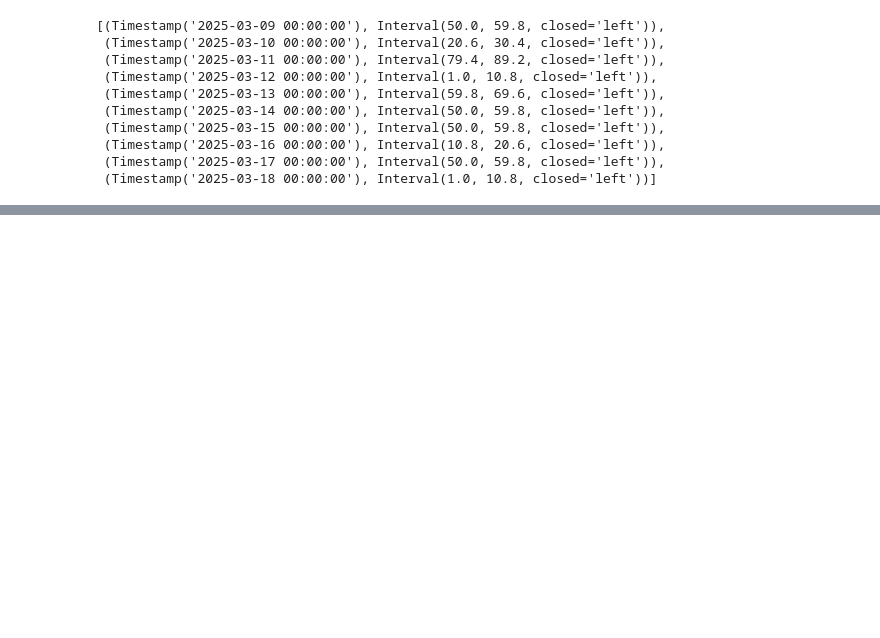
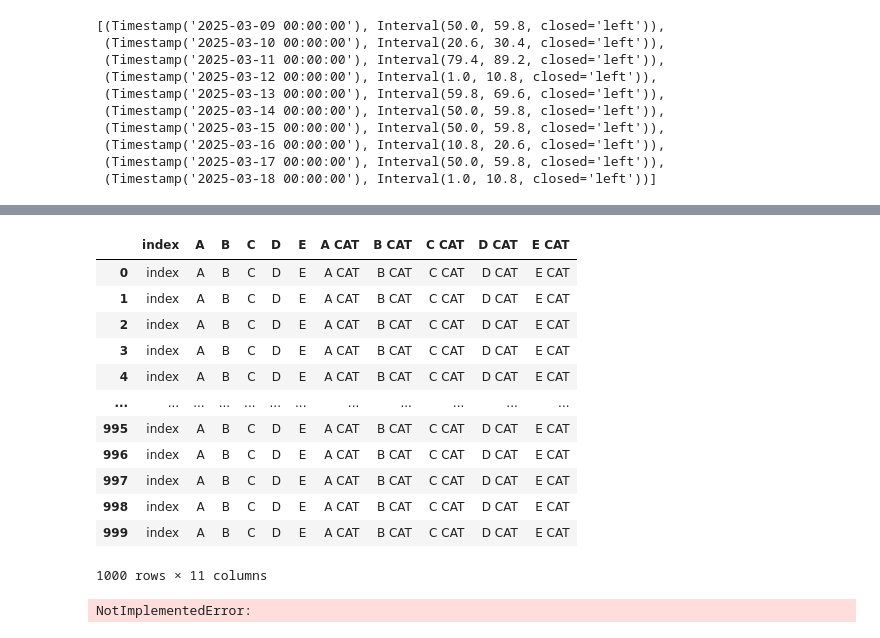
Before and after one commit to funkacer/Python_2024, a Jupyter notebook: sqlite3/sqlite3_pyth3.ipynb, the cells around one changed output, grey strips where cells are left out. Cells and saved outputs as stored; diff of their text form; code cells hidden in the pictures; blank space fills up the shorter version.

```diff
--- a/sqlite3/sqlite3_pyth3.ipynb
+++ b/sqlite3/sqlite3_pyth3.ipynb
@@ -244,4 +248,10 @@ with con:
+# %%
+def dict_factory(cursor, row):
+    fields = [column[0] for column in cursor.description]
+    return {key: value for key, value in zip(fields, row)}
 # %%
+# funguje i pokud jsou v názvech mezery !!!
+con.row_factory = dict_factory
 with con:
     res = con.execute('select * from Moje1')
     data = res.fetchall()
@@ -374,0 +422,21 @@ data
+# %%
+# je úplně blbě
+pd.read_sql(con=con, sql='select * from Moje1')
+# %% [output]
+|  | index | A | B | C | D | E | A CAT | B CAT | C CAT | D CAT | E CAT |
+| 0 | index | A | B | C | D | E | A CAT | B CAT | C CAT | D CAT | E CAT |
+| 1 | index | A | B | C | D | E | A CAT | B CAT | C CAT | D CAT | E CAT |
+| 2 | index | A | B | C | D | E | A CAT | B CAT | C CAT | D CAT | E CAT |
+| 3 | index | A | B | C | D | E | A CAT | B CAT | C CAT | D CAT | E CAT |
+| 4 | index | A | B | C | D | E | A CAT | B CAT | C CAT | D CAT | E CAT |
+| ... | ... | ... | ... | ... | ... | ... | ... | ... | ... | ... | ... |
+| 995 | index | A | B | C | D | E | A CAT | B CAT | C CAT | D CAT | E CAT |
+| 996 | index | A | B | C | D | E | A CAT | B CAT | C CAT | D CAT | E CAT |
+| 997 | index | A | B | C | D | E | A CAT | B CAT | C CAT | D CAT | E CAT |
+| 998 | index | A | B | C | D | E | A CAT | B CAT | C CAT | D CAT | E CAT |
+| 999 | index | A | B | C | D | E | A CAT | B CAT | C CAT | D CAT | E CAT |
+1000 rows × 11 columns
+# %%
+pd.read_sql_table(con=con, table_name='Moje1')
+# %% [output]
+NotImplementedError:
```
Also changed, not shown: parts of 17 cells of this notebook, 1 other file.
